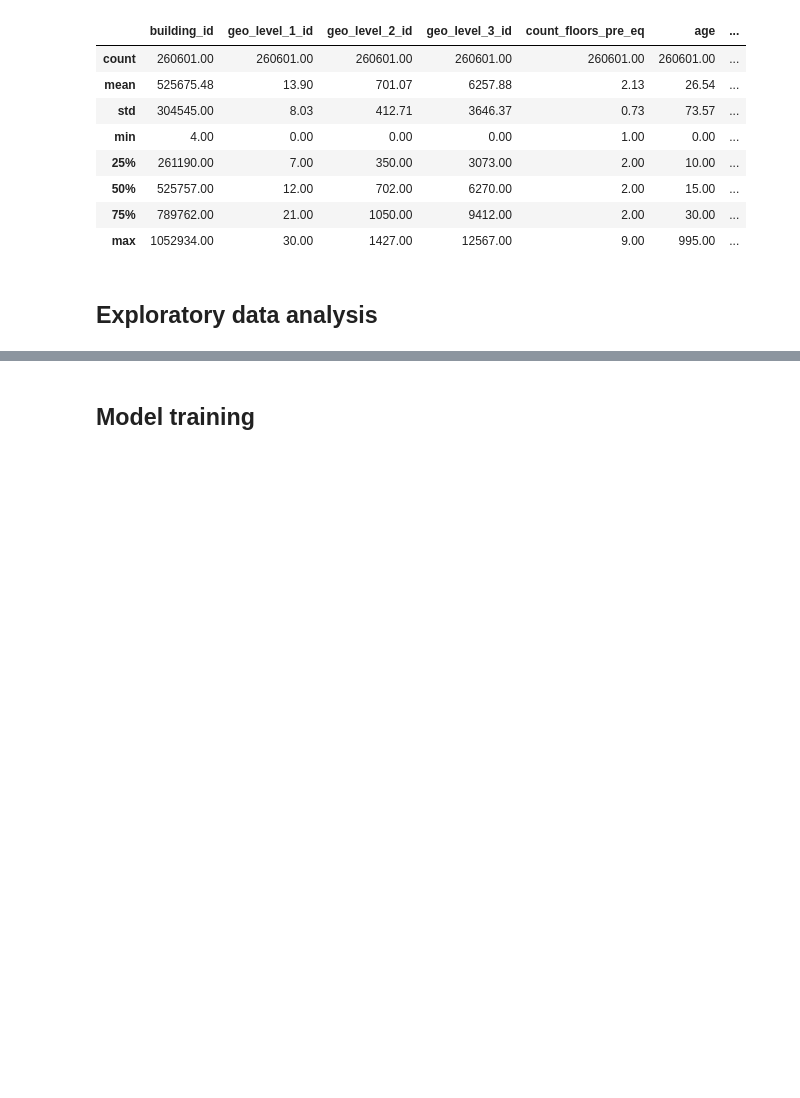
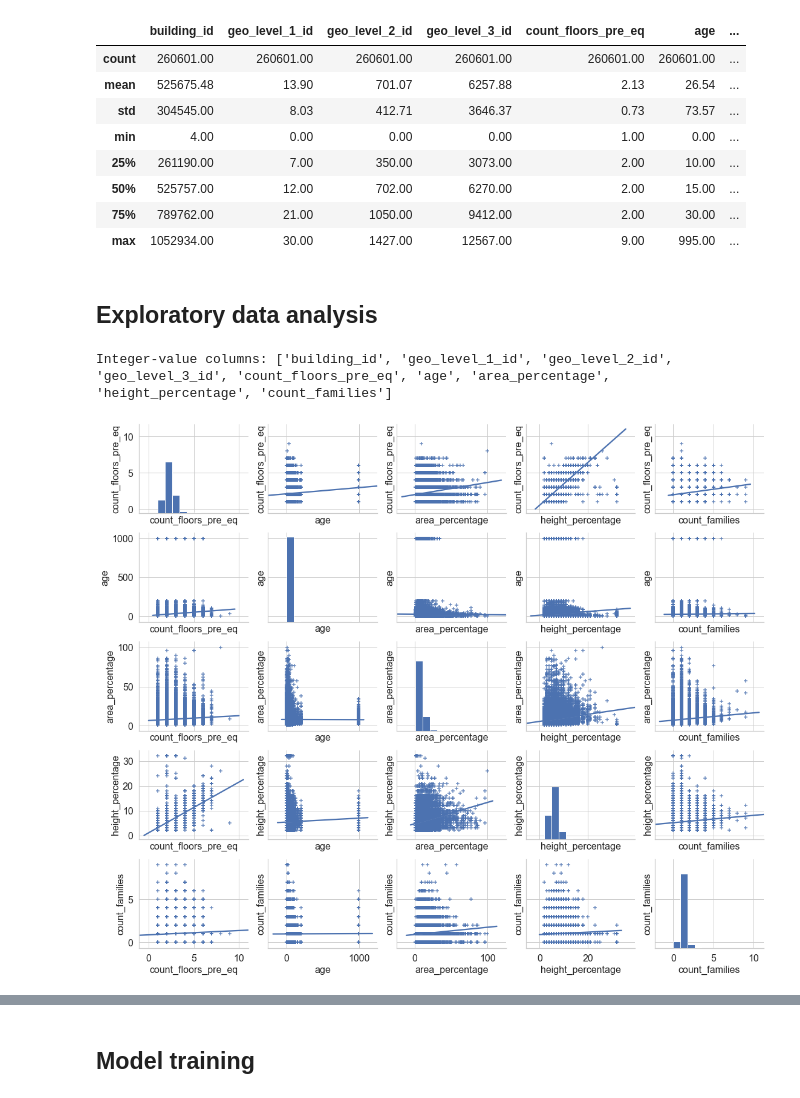
Before and after one commit to capac/scikit-learn-exercises, a Jupyter notebook: modeling-earthquake-damage.ipynb, the cells around one changed output, grey strips where cells are left out. Cells and saved outputs as stored; diff of their text form; code cells hidden in the pictures; blank space fills up the shorter version.

Commit message:
Regression added to numerical plots

```diff
--- a/modeling-earthquake-damage.ipynb
+++ b/modeling-earthquake-damage.ipynb
@@ -168,3 +145,34 @@ train_values_df.describe().applymap('{:.2f}'.format)
 | max | 1052934.00 | 30.00 | 1427.00 | 12567.00 | 9.00 | 995.00 | ... |
 # %% [markdown]
 ## Exploratory data analysis
+# %%
+print(f'Integer-value columns: {list(col_int)}')
+# %% [output]
+Integer-value columns: ['building_id', 'geo_level_1_id', 'geo_level_2_id', 'geo_level_3_id', 'count_floors_pre_eq', 'age', 'area_percentage', 'height_percentage', 'count_families']
+# %%
+sns.set(style='whitegrid', color_codes=True)
+g = sns.pairplot(train_values_df, x_vars=col_int[4:9], y_vars=col_int[4:9], height=2.6, aspect=1.2, \
+                 kind='reg', diag_kind='hist', markers='+', palette='hls')
+# g = g.map(plt.scatter, s=6, color='blue', alpha=0.1)
+xlabels, ylabels = [], []
+label_font_size = 16
+
+for ax in g.axes[-1,:]:
+    xlabel = ax.xaxis.get_label_text()
+    xlabels.append(xlabel)
+for ax in g.axes[:,0]:
+    ylabel = ax.yaxis.get_label_text()
+    ylabels.append(ylabel)
+
+for i in range(len(xlabels)):
+    for j in range(len(ylabels)):
+        g.axes[j, i].xaxis.set_label_text(xlabels[i])
+        g.axes[j, i].xaxis.label.set_size(label_font_size)
+        g.axes[j, i].tick_params(axis='x', which='major', labelsize=label_font_size)
+        g.axes[j, i].yaxis.set_label_text(ylabels[j])
+        g.axes[j, i].yaxis.label.set_size(label_font_size)
+        g.axes[j, i].tick_params(axis='y', which='major', labelsize=label_font_size)
+
+plt.tight_layout();
+# %% [output]
+[figure, added]
```
Also changed, not shown: parts of 3 cells of this notebook.
